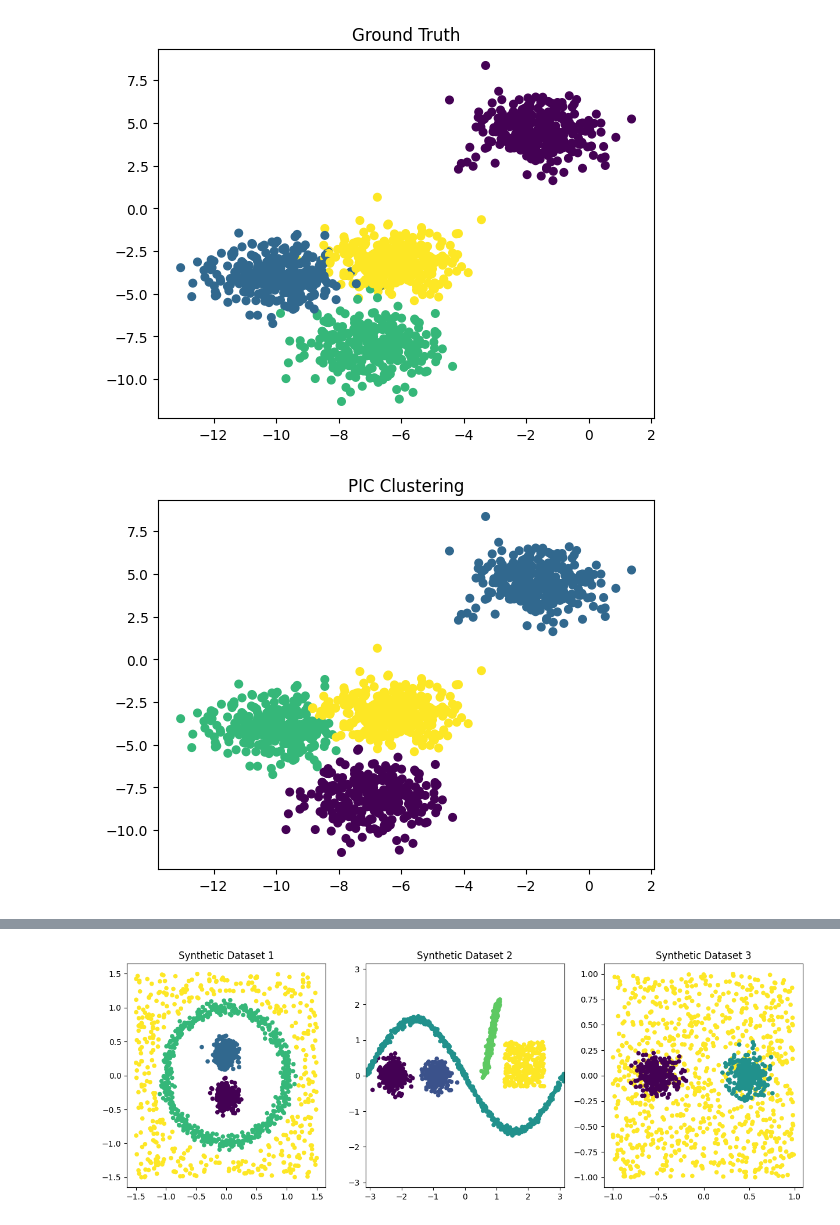
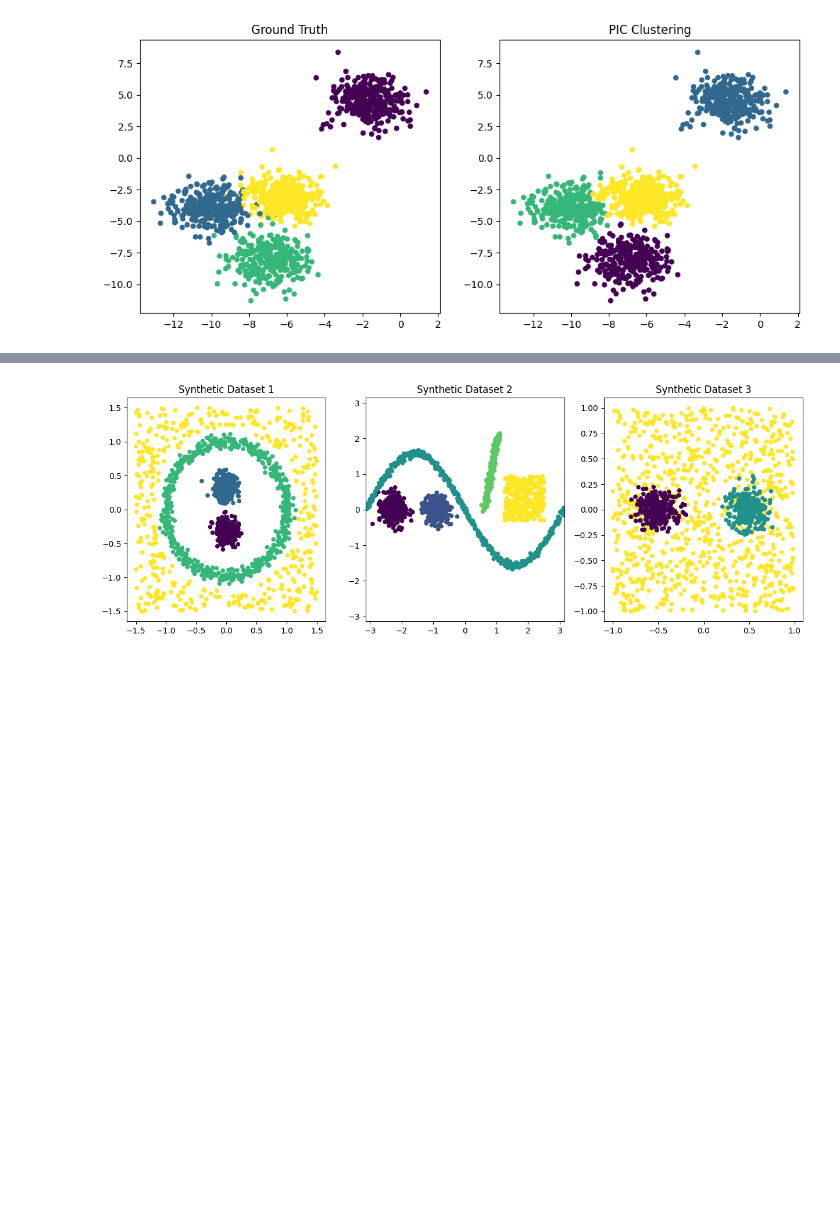
Before and after one commit to brunosangom/mai-url, a Jupyter notebook: Coursework1/src/main.ipynb, the cells around one changed output, grey strips where cells are left out. Saved outputs shown, nothing was run; the diff lists cells and outputs as text; code cells hidden in the pictures; blank space fills up the shorter version.

```diff
--- a/Coursework1/src/main.ipynb
+++ b/Coursework1/src/main.ipynb
@@ -8,19 +11,22 @@ from evaluation import evaluate_clustering_algorithms
 # %%
 # Generate synthetic data.
 n_samples = 1200
 n_clusters = 4
-blobs, y_true = make_blobs(n_samples=n_samples, centers=n_clusters, random_state=1)
+X, Y_true = make_blobs(n_samples=n_samples, centers=n_clusters, random_state=1)
 pic = PIC(n_clusters=n_clusters, k=20, a=0.95, z=0.01)
-y_pred_pic = pic.fit_predict(blobs)
+Y_pred_PIC = pic.fit_predict(X)
 
-plt.scatter(blobs[:, 0], blobs[:, 1], c=y_true, cmap='viridis', s=20)
+plt.figure(figsize=(12, 5))
+
+plt.subplot(1, 2, 1)
+plt.scatter(X[:, 0], X[:, 1], c=Y_true, cmap='viridis', s=20)
 plt.title("Ground Truth")
+
+plt.subplot(1, 2, 2)
+plt.scatter(X[:, 0], X[:, 1], c=Y_pred_PIC, cmap='viridis', s=20)
+plt.title("PIC Clustering")
+
 plt.show()
-
-plt.scatter(blobs[:, 0], blobs[:, 1], c=y_pred_pic, cmap='viridis', s=20)
-plt.title("PIC Clustering")
-plt.show()
 # %% [output]
-[figure, old version]
+[figure, new version]
-[figure, removed]
 # %%
```
Also changed, not shown: parts of 4 cells of this notebook, 1 other file.
